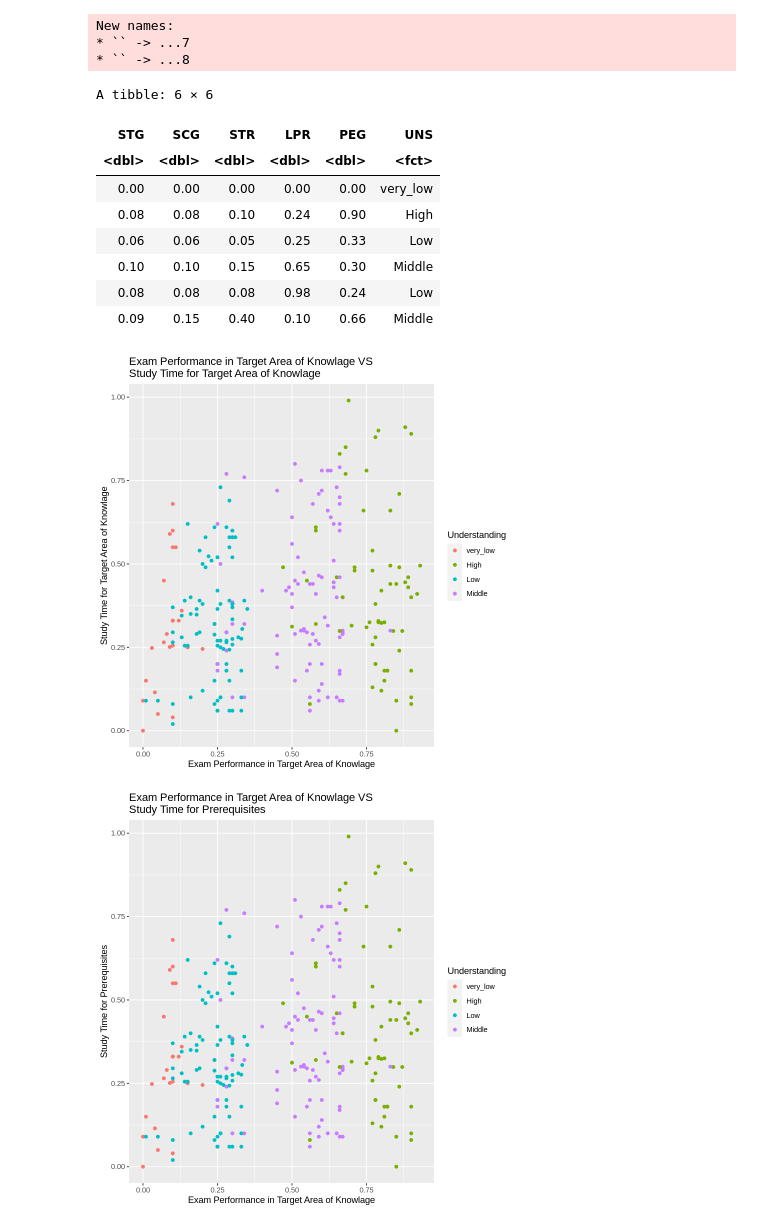
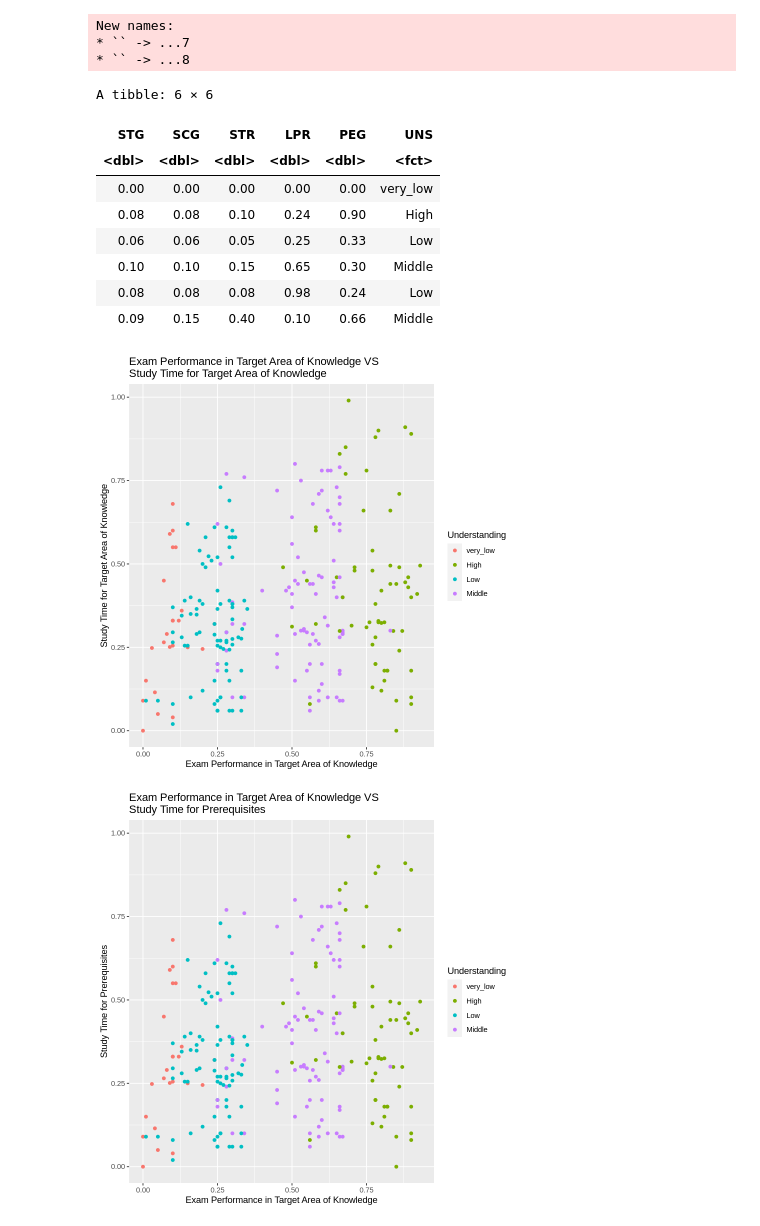
Before and after one commit to cinadia/dsci-project, a Jupyter notebook: project_code.ipynb, the cells around one changed output. Saved outputs shown, nothing was run; the diff lists cells and outputs as text; code cells hidden in the pictures.

Commit message:
I changed knowlage to knowledge on the axis titles

```diff
--- a/project_code.ipynb
+++ b/project_code.ipynb
@@ -1,35 +1,35 @@
 # %%
 library(tidyverse)
 library(repr)
 library(readxl)
-user_knowlage_data <- read_excel("Data_User_Modeling_Dataset_Hamdi Tolga KAHRAMAN.xls", sheet = 2) %>%
+user_knowlage_data <- read_excel("data/Data_User_Modeling_Dataset_Hamdi Tolga KAHRAMAN.xls", sheet = 2) %>%
     select(STG:UNS) %>%
     mutate(UNS = as_factor(UNS))
 head(user_knowlage_data)
 ggplot(user_knowlage_data, aes(x = PEG, y = STG, colour = UNS)) +
     geom_point() +
-    labs(x = "Exam Performance in Target Area of Knowlage", y = "Study Time for Target Area of Knowlage", color = "Understanding") +
-    ggtitle("Exam Performance in Target Area of Knowlage VS \nStudy Time for Target Area of Knowlage")
+    labs(x = "Exam Performance in Target Area of Knowledge", y = "Study Time for Target Area of Knowledge", color = "Understanding") +
+    ggtitle("Exam Performance in Target Area of Knowledge VS \nStudy Time for Target Area of Knowledge")
 ggplot(user_knowlage_data, aes(x = PEG, y = STG, colour = UNS)) +
     geom_point() +
-    labs(x = "Exam Performance in Target Area of Knowlage", y = "Study Time for Prerequisites", color = "Understanding") +
-    ggtitle("Exam Performance in Target Area of Knowlage VS \nStudy Time for Prerequisites")
+    labs(x = "Exam Performance in Target Area of Knowledge", y = "Study Time for Prerequisites", color = "Understanding") +
+    ggtitle("Exam Performance in Target Area of Knowledge VS \nStudy Time for Prerequisites")
 ggplot(user_knowlage_data, aes(x = PEG, y = LPR, colour = UNS)) +
     geom_point() +
-    labs(x = "Exam Performance in Target Area of Knowlage", y = "Exam Performance in Prerequisites", color = "Understanding") +
-    ggtitle("Exam Performance in Target Area of Knowlage VS \nExam Performance in Prerequisites")
+    labs(x = "Exam Performance in Target Area of Knowledge", y = "Exam Performance in Prerequisites", color = "Understanding") +
+    ggtitle("Exam Performance in Target Area of Knowledge VS \nExam Performance in Prerequisites")
 # %% [output]
 New names:
 * `` -> ...7
 * `` -> ...8
 A tibble: 6 × 6
 | STG | SCG | STR | LPR | PEG | UNS |
 | <dbl> | <dbl> | <dbl> | <dbl> | <dbl> | <fct> |
 | 0.00 | 0.00 | 0.00 | 0.00 | 0.00 | very_low |
 | 0.08 | 0.08 | 0.10 | 0.24 | 0.90 | High |
 | 0.06 | 0.06 | 0.05 | 0.25 | 0.33 | Low |
 | 0.10 | 0.10 | 0.15 | 0.65 | 0.30 | Middle |
 | 0.08 | 0.08 | 0.08 | 0.98 | 0.24 | Low |
 | 0.09 | 0.15 | 0.40 | 0.10 | 0.66 | Middle |
-[figure, old version]
+[figure, new version]
-[figure, old version]
+[figure, new version]
```
Also changed, not shown: parts of 1 cell of this notebook.
